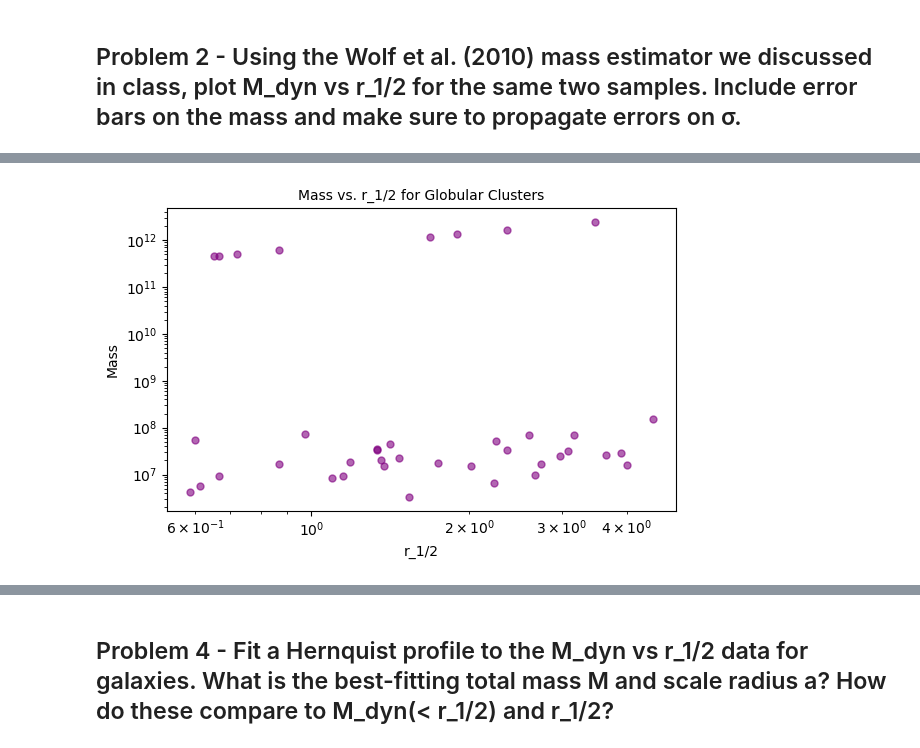
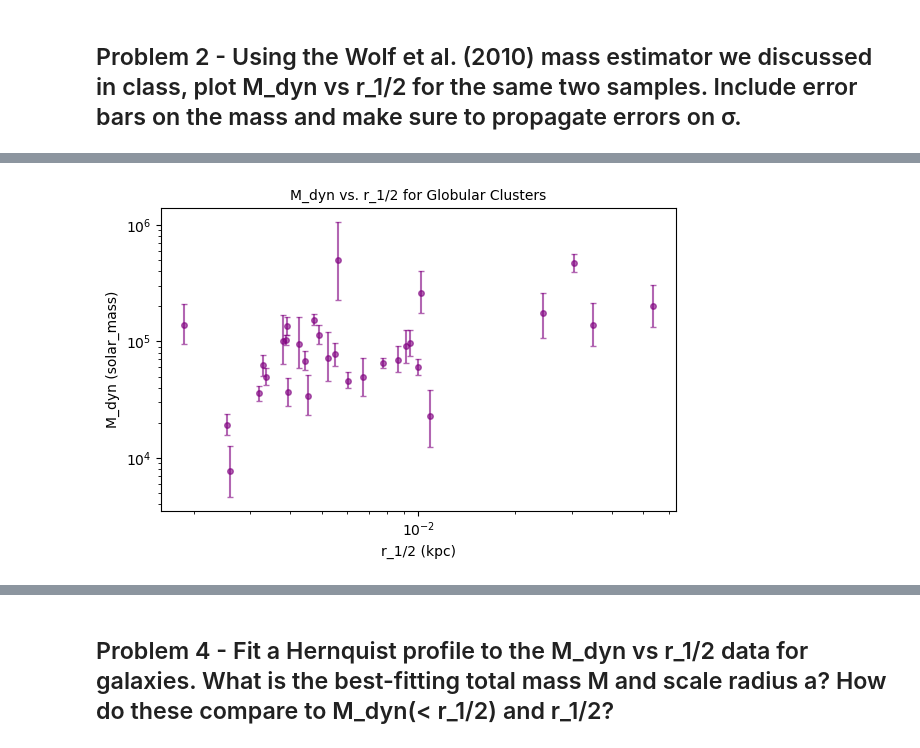
Before and after one commit to amalbumbia/Astrophysical-Dynamics, a Jupyter notebook: hwk2.ipynb, the cells around one changed output, grey strips where cells are left out. Saved outputs shown, nothing was run; the diff lists cells and outputs as text; code cells hidden in the pictures.

```diff
--- a/hwk2.ipynb
+++ b/hwk2.ipynb
@@ -97,80 +164,121 @@ plt.show()
 # %% [markdown]
 ## Problem 2 - Using the Wolf et al. (2010) mass estimator we discussed in class, plot M_dyn vs r_1/2 for the same two samples. Include error bars on the mass and make sure to propagate errors on σ.
 # %%
-# for G and GC, plot M_dyn vs. r_1/2
-# propagate error on sigma and include error bars on M in plots
-
 sigmaerrlow = df_clean.iloc[:, 14].astype(float)
 sigmaerrup = df_clean.iloc[:, 15].astype(float)
+distance = df_clean.iloc[:, 4].astype(float)
 
-
-def calculate_M_dyn(sigma_i, R_eff_i):
+def calculate_M_dyn(sigma_i, R_eff_i, distance_i):
     # using Wolf et al. 2010 to calculate M_dyn
     # M_1/2 = 3/G <sigma> r_1/2 ~ 4/G <sigma> R_eff
     # sigma is in km/s
-    # R_eff is in kpc? or is it in arcminutes?
+    # R_eff is in arcminutes
+    # distance is in kpc
 
-    G = 4.3009172706e-3 # pc*M^−1*(km/s)^2
-    M_dyn = (4.0 / G) * (sigma_i**2) * (R_eff_i * 1e3) # assuming kpc, converting to pc
+    G = 4.3009172706e-3  # units are pc * Msun^(-1) * (km/s)^2
+
+    # small angle approximation using tan(R_eff_arcmin_to_radians/2) = R_eff_kpc/2distance
+    # 1 degree = 60 arcminutes and 360 degrees = 2pi radians
+
+    R_eff_kpc = distance_i * R_eff_i * np.pi / (180.0 * 60.0)
+
+    M_dyn = (4.0 / G) * (sigma_i**2) * R_eff_kpc * 1000 # convert the kpc to pc for consistency with G units
 
     return M_dyn
 
-def error_M_dyn(sigma_i, R_eff_i, sigmaerrlow, sigmaerrup):
+def error_M_dyn(sigma_i, R_eff_i, sigmaerrlow, sigmaerrup, distance_i):
  # find error associated with mass based on the error associated with sigma and error propagation
-    M_dyn_local = calculate_M_dyn(sigma_i, R_eff_i)
+    M_dyn_local = calculate_M_dyn(sigma_i, R_eff_i, distance_i)
 
     sig_low  = sigma_i - sigmaerrlow # lower bound for velocity dispersion
     sig_high = sigma_i + sigmaerrup # upper bound for velocity dispersion
 
-    M_low  = calculate_M_dyn(sig_low,  R_eff_i) # lower bound for M_dyn
-    M_high = calculate_M_dyn(sig_high, R_eff_i) # upper bound for M_dyn
+    M_low  = calculate_M_dyn(sig_low,  R_eff_i, distance_i) # lower bound for M_dyn
+    M_high = calculate_M_dyn(sig_high, R_eff_i, distance_i) # upper bound for M_dyn
 
     errorM_low = M_dyn_local - M_low # M_dyn - lower bound
     errorM_high = M_high - M_dyn_local # upper bound - M_dyn
 
     return M_dyn_local, errorM_low, errorM_high # correspond with serr_low and serr_up but for M_dyn
 
-def reff_to_rhalf(R_eff_i):
-    R_half = R_eff_i * (4.0 / 3.0)
-    return R_half # units of kpc - assuming R_eff is in kpc
+def reff_to_rhalf(R_eff_i, distance_i):
+    R_eff_kpc = distance_i * R_eff_i * np.pi / (180.0 * 60.0)
+    R_half = R_eff_kpc * (4.0 / 3.0)
+    return R_half # units of kpc
 
 rhalf_g = []
 M_g = []
 rhalf_gc = []
 M_gc = []
+errMlow_g = []
+errMhigh_g = []
+errMlow_gc = []
+errMhigh_gc = []
 
 
 for i, j in type_galactic_object.items():
     s = sigma.loc[i]
     r = R_eff.loc[i]
+    d = distance.loc[i]
+    serrl = sigmaerrlow.loc[i]
+    serrh = sigmaerrup.loc[i]
+    _, errorM_low, errorM_high = error_M_dyn(s, r, serrl, serrh, d)
     if j == 'G':
-        rhalf_g.append(reff_to_rhalf(r))
-        M_g.append(calculate_M_dyn(s,r))
+        rhalf_g.append(reff_to_rhalf(r, d))
+        M_g.append(calculate_M_dyn(s,r,d))
+        errMlow_g.append(errorM_low)
+        errMhigh_g.append(errorM_high)
     elif j == 'GC':
-        rhalf_gc.append(reff_to_rhalf(r))
-        M_gc.append(calculate_M_dyn(s,r))
+        rhalf_gc.append(reff_to_rhalf(r, d))
+        M_gc.append(calculate_M_dyn(s,r,d))
+        errMlow_gc.append(errorM_low)
+        errMhigh_gc.append(errorM_high)
 
 
 plt.figure(figsize=(6,4))
-plt.scatter(rhalf_g, M_g, s=25, marker="o", alpha=0.6, c = "blue")
+#plt.scatter(rhalf_g, M_g, s=25, marker="o", alpha=0.6, c = "blue")
+plt.errorbar(rhalf_g, M_g,
+             yerr=np.vstack([errMlow_g, errMhigh_g]),
+             fmt="o", ms=4, alpha=0.6, capsize=2, color="blue", ecolor="blue")
 plt.xscale("log")
 plt.yscale("log")
-plt.xlabel('r_1/2', fontsize = 10)
-plt.ylabel('Mass', fontsize = 10)
-plt.title('Mass vs. r_1/2 for Galaxies', fontsize = 10)
+plt.xlabel('r_1/2 (kpc)', fontsize = 10)
+plt.ylabel('M_dyn (solar mass)', fontsize = 10)
+plt.title('M_dyn vs. r_1/2 for Galaxies', fontsize = 10)
 plt.grid(False)
 plt.tight_layout()
 plt.show()
 
 
 plt.figure(figsize=(6,4))
-plt.scatter(rhalf_gc, M_gc, s=25, marker="o", alpha=0.6, c = "purple")
+#plt.scatter(rhalf_gc, M_gc, s=25, marker="o", alpha=0.6, c = "purple")
+plt.errorbar(rhalf_gc, M_gc,
+             yerr=np.vstack([errMlow_gc, errMhigh_gc]),
+             fmt="o", ms=4, alpha=0.6, capsize=2, color="purple", ecolor="purple")
 plt.xscale("log")
 plt.yscale("log")
-plt.xlabel('r_1/2', fontsize = 10)
-plt.ylabel('Mass', fontsize = 10)
-plt.title('Mass vs. r_1/2 for Globular Clusters', fontsize = 10)
+plt.xlabel('r_1/2 (kpc)', fontsize = 10)
+plt.ylabel('M_dyn (solar_mass)', fontsize = 10)
+plt.title('M_dyn vs. r_1/2 for Globular Clusters', fontsize = 10)
 plt.grid(False)
 plt.tight_layout()
 plt.show()
+
+# combined plot
+plt.figure(figsize=(6,4))
+plt.errorbar(rhalf_g, M_g,
+             yerr=np.vstack([errMlow_g, errMhigh_g]),
+             fmt="o", ms=4, alpha=0.6, capsize=2, color="blue", ecolor="blue", label="Galaxies")
+plt.errorbar(rhalf_gc, M_gc,
+             yerr=np.vstack([errMlow_gc, errMhigh_gc]),
+             fmt="o", ms=4, alpha=0.6, capsize=2, color="purple", ecolor="purple", label="Globular Clusters")
+plt.xscale("log")
+plt.yscale("log")
+plt.xlabel('r_1/2 (kpc)', fontsize = 10)
+plt.ylabel('M_dyn (solar mass)', fontsize = 10)
+plt.title('M_dyn vs. r_1/2', fontsize = 10)
+plt.grid(False)
+plt.tight_layout()
+plt.legend()
+plt.show()
 # %% [output]
@@ -178 +286 @@ plt.show()
-[figure, old version]
+[figure, new version]
```
Also changed, not shown: parts of 9 cells of this notebook.
